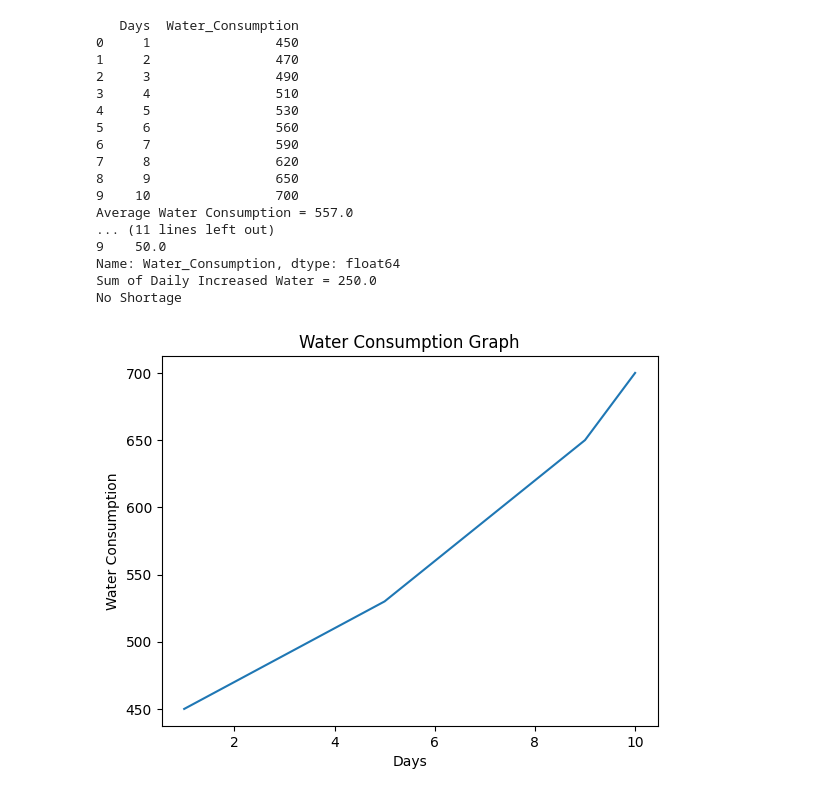
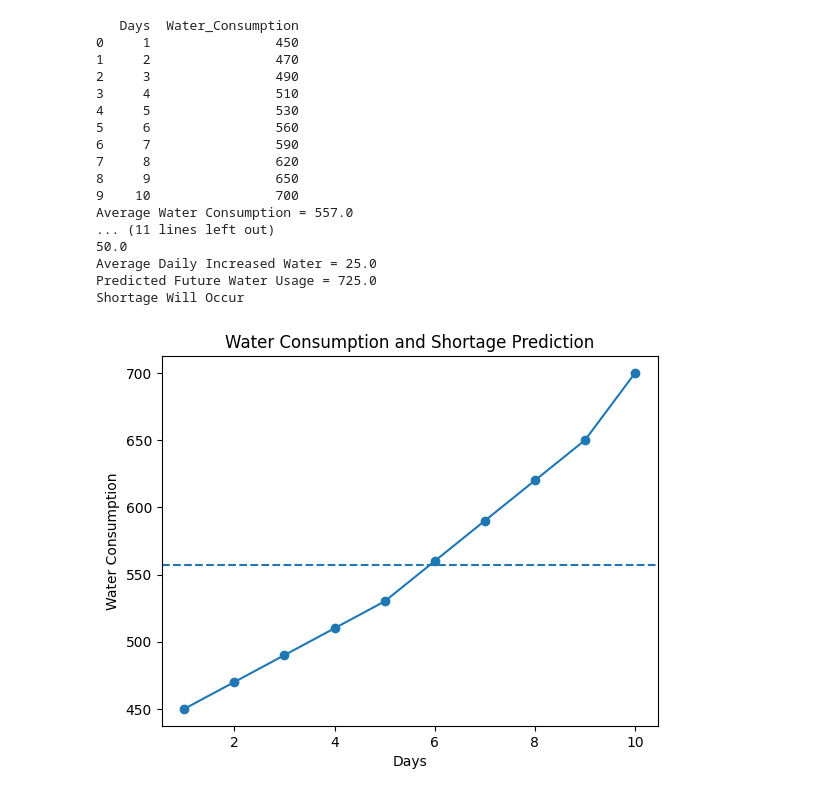
Before and after one commit to AsrithaAmbure/dataanlytics, a Jupyter notebook: predictiveanalysis.ipynb, the cells around one changed output. Drawn from its saved outputs; the diff is of its cells as text; code cells hidden in the pictures.

```diff
--- a/predictiveanalysis.ipynb
+++ b/predictiveanalysis.ipynb
@@ -86,45 +99,57 @@ print(df)
 avg = df["Water_Consumption"].mean()
 print("Average Water Consumption =", avg)
 
 total = df["Water_Consumption"].sum()
 print("Total Water Usage =", total)
 
-increase = df["Water_Consumption"].diff()
+increase = df["Water_Consumption"].diff().fillna(0)
+
 print("Water Usage Increased =")
-print(increase)
+print(increase.to_string(index=False))
 
-sum_increase = increase.sum()
-print("Sum of Daily Increased Water =", sum_increase)
+avg_increase = increase.mean()
+print("Average Daily Increased Water =", avg_increase)
 
-if avg > 600:
+# predicted future value
+future_usage = df["Water_Consumption"].iloc[-1] + avg_increase
+
+print("Predicted Future Water Usage =", future_usage)
+
+limit = 600
+
+if future_usage > avg:
     print("Shortage Will Occur")
 else:
     print("No Shortage")
 
-plt.plot(df["Days"], df["Water_Consumption"])
+plt.plot(df["Days"], df["Water_Consumption"], marker='o')
+
+plt.axhline(y=avg, linestyle='--')
+
 plt.xlabel("Days")
 plt.ylabel("Water Consumption")
-plt.title("Water Consumption Graph")
+plt.title("Water Consumption and Shortage Prediction")
+
 plt.show()
 # %% [output]
    Days  Water_Consumption
 0     1                450
 1     2                470
 2     3                490
 3     4                510
 4     5                530
 5     6                560
 6     7                590
 7     8                620
 8     9                650
 9    10                700
 Average Water Consumption = 557.0
 ... (11 lines left out)
-9    50.0
-Name: Water_Consumption, dtype: float64
-Sum of Daily Increased Water = 250.0
-No Shortage
+50.0
+Average Daily Increased Water = 25.0
+Predicted Future Water Usage = 725.0
+Shortage Will Occur
-[figure, old version]
+[figure, new version]
 # %%
 import pandas as pd
 import matplotlib.pyplot as plt
```
Also changed, not shown: parts of 3 cells of this notebook.
